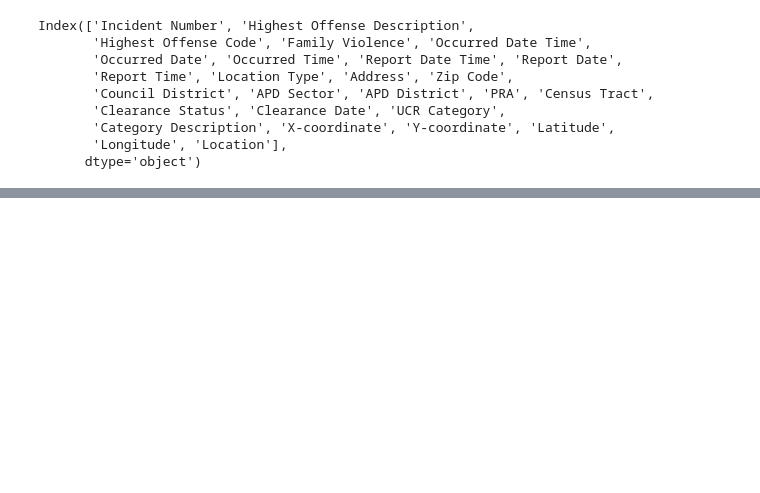
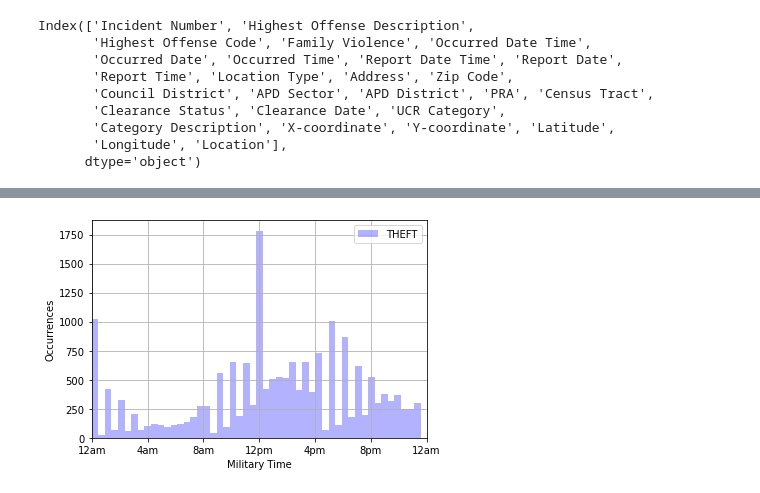
Before and after one commit to shaineb/austin_crime_project, a Jupyter notebook: Clean data/Clean Data.ipynb, the cells around one changed output, grey strips where cells are left out. Drawn from its saved outputs; the diff is of its cells as text; code cells hidden in the pictures; blank space fills up the shorter version.

```diff
--- a/Clean data/Clean Data.ipynb
+++ b/Clean data/Clean Data.ipynb
@@ -87,0 +140,13 @@ range_time_crime.sort_values(by =['Occurred Time'],ascending=True)
+# %%
+plt.hist(Thievery['Occurred Time'], label='THEFT',color = 'blue',bins=50,alpha=0.3)
+
+plt.xlim(0,2400)
+plt.xticks([0,400,800,1200,1600,2000,2400],['12am','4am','8am','12pm','4pm','8pm','12am'])
+plt.xlabel("Military Time")
+plt.ylabel("Occurrences")
+plt.legend()
+plt.grid()
+plt.savefig("../visuals crime/theft.pdf")
+plt.show()
+# %% [output]
+[figure, added]
```
Also changed, not shown: parts of 9 cells of this notebook, 7 other files.
